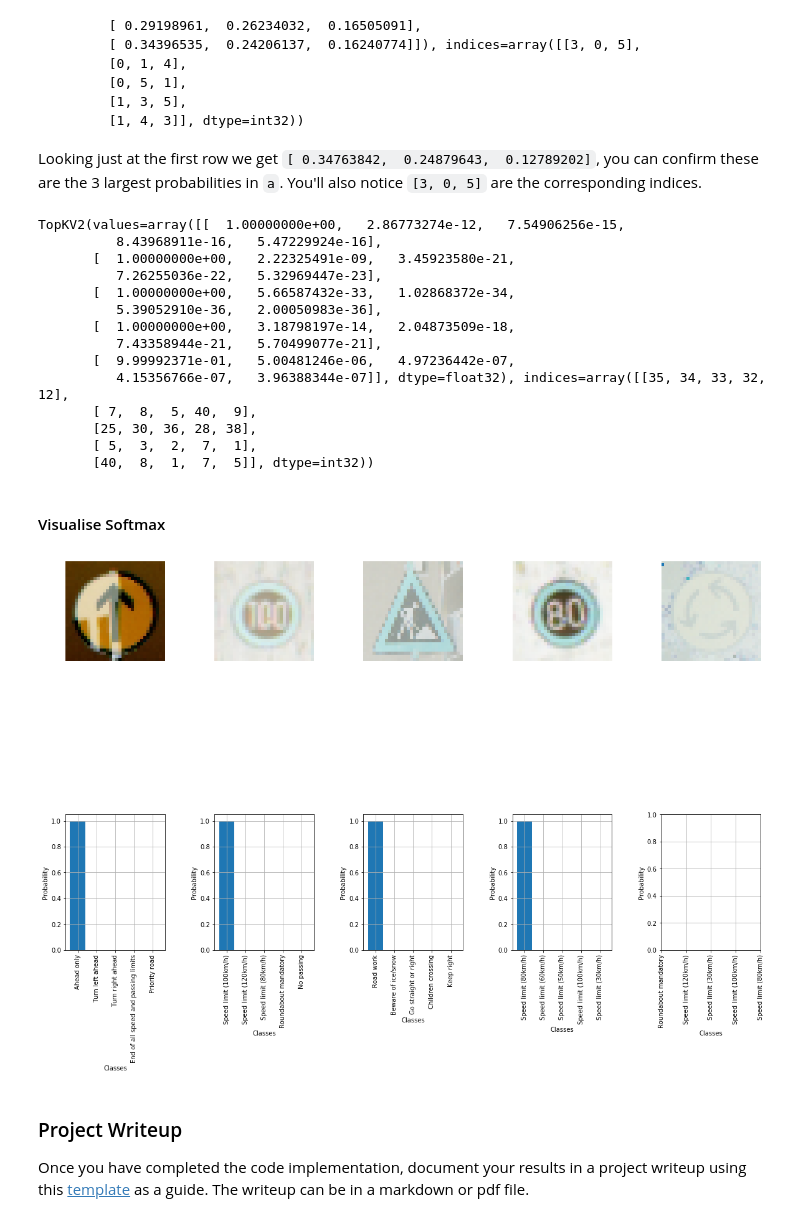
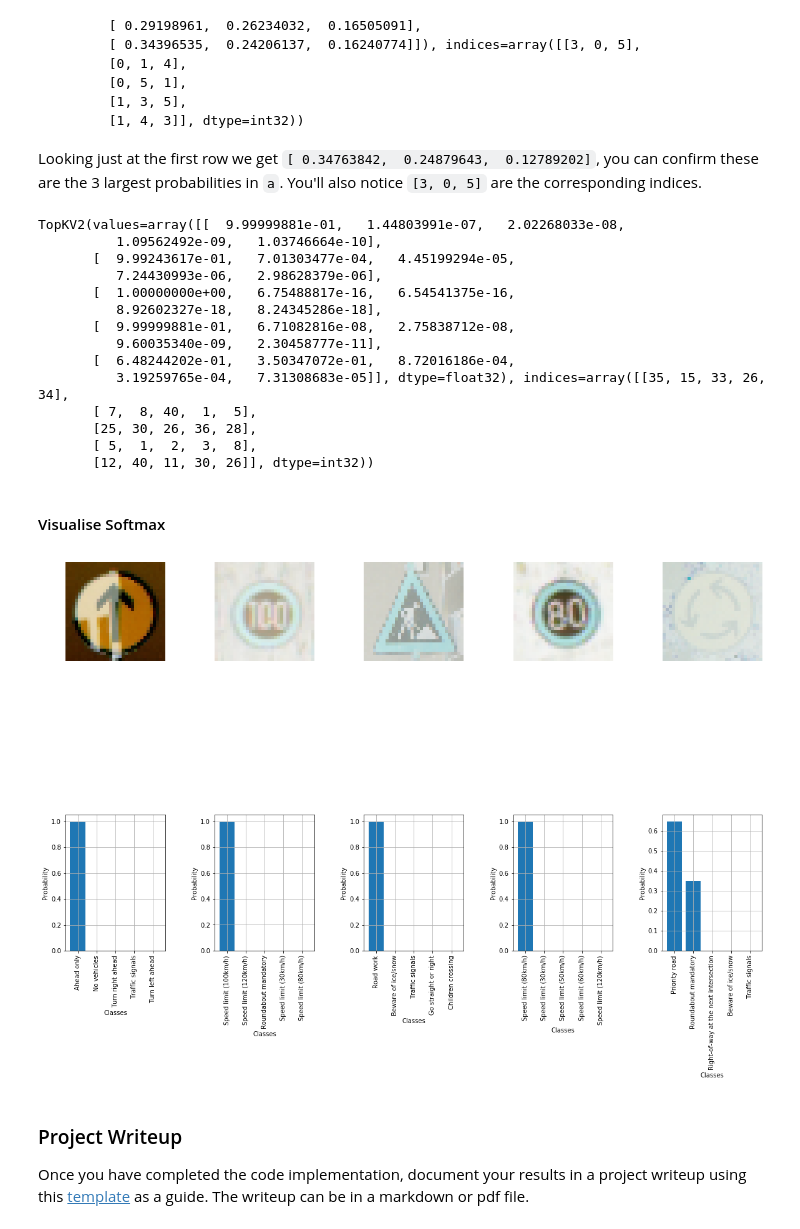
Before and after one commit to mohamedbanhawi/CarND-LaneLines-P1, a Jupyter notebook: Term1/TrafficSignClassifier/CarND-Traffic-Sign-Classifier-Project/Traffic_Sign_Classifier.ipynb, the cells around one changed output. Saved outputs shown, nothing was run; the diff lists cells and outputs as text; code cells hidden in the pictures.

```diff
--- a/Term1/TrafficSignClassifier/CarND-Traffic-Sign-Classifier-Project/Traffic_Sign_Classifier.ipynb
+++ b/Term1/TrafficSignClassifier/CarND-Traffic-Sign-Classifier-Project/Traffic_Sign_Classifier.ipynb
@@ -695,7 +696,8 @@ def LeNet(x, keepprob = 0.6):
     fc3_b       = tf.Variable(tf.zeros(43))
     logits = tf.matmul(fc2, fc3_W) + fc3_b
 
-    return logits
+    tf_activations = [conv1, conv2, conv3, conv4, conv5, fc1, fc2]
+    return logits, tf_activations
 # %% [markdown]
 ### Train, Validate and Test the Model
 # %% [markdown]
@@ -833,7 +838,7 @@ y_online = np.array([35, 7, 25, 5, 40])
 with tf.Session() as sess:
     saver.restore(sess, tf.train.latest_checkpoint('.'))
 
-    y_predict = sess.run(tf.argmax(logits, 1), feed_dict={x: X_online, keep_prob : 1.0})
+    y_predict = sess.run(tf.argmax(logits, 1), feed_dict={x: X_online})
 
 for i, n in zip(y_predict, range(n_online)):
     plt.figure()
@@ -901,46 +906,46 @@ with tf.Session() as sess:
     top_signs = sess.run(tf.nn.top_k(y_predict, k =5))
 print (top_signs)
 # %% [output]
-TopKV2(values=array([[  1.00000000e+00,   2.86773274e-12,   7.54906256e-15,
-          8.43968911e-16,   5.47229924e-16],
-       [  1.00000000e+00,   2.22325491e-09,   3.45923580e-21,
-          7.26255036e-22,   5.32969447e-23],
-       [  1.00000000e+00,   5.66587432e-33,   1.02868372e-34,
-          5.39052910e-36,   2.00050983e-36],
-       [  1.00000000e+00,   3.18798197e-14,   2.04873509e-18,
-          7.43358944e-21,   5.70499077e-21],
-       [  9.99992371e-01,   5.00481246e-06,   4.97236442e-07,
-          4.15356766e-07,   3.96388344e-07]], dtype=float32), indices=array([[35, 34, 33, 32, 12],
-       [ 7,  8,  5, 40,  9],
-       [25, 30, 36, 28, 38],
-       [ 5,  3,  2,  7,  1],
-       [40,  8,  1,  7,  5]], dtype=int32))
+TopKV2(values=array([[  9.99999881e-01,   1.44803991e-07,   2.02268033e-08,
+          1.09562492e-09,   1.03746664e-10],
+       [  9.99243617e-01,   7.01303477e-04,   4.45199294e-05,
+          7.24430993e-06,   2.98628379e-06],
+       [  1.00000000e+00,   6.75488817e-16,   6.54541375e-16,
+          8.92602327e-18,   8.24345286e-18],
+       [  9.99999881e-01,   6.71082816e-08,   2.75838712e-08,
+          9.60035340e-09,   2.30458777e-11],
+       [  6.48244202e-01,   3.50347072e-01,   8.72016186e-04,
+          3.19259765e-04,   7.31308683e-05]], dtype=float32), indices=array([[35, 15, 33, 26, 34],
+       [ 7,  8, 40,  1,  5],
+       [25, 30, 26, 36, 28],
+       [ 5,  1,  2,  3,  8],
+       [12, 40, 11, 30, 26]], dtype=int32))
 # %% [markdown]
 #### Visualise Softmax
 # %%
 fig, ax = plt.subplots(2,5, figsize=(20, 12))
 fig.subplots_adjust(hspace = 1, wspace=.5)
 ax = ax.ravel()
 for i in range(5):
     image = X_original[i]
     ax[i].axis('off')
     ax[i].imshow(X_original[i])
-    ax[i+4].bar(range(0,5),top_signs.values[i])
+    ax[i+5].bar(range(0,5),top_signs.values[i])
     labels = []
     for j in top_signs.indices[i]:
         labels.append(str(label_values[j][1].decode('ascii')))
     ax[i+5].grid()
     ax[i+5].set_xticks(range(0,5))
     ax[i+5].set_xlabel('Classes')
     ax[i+5].set_ylabel('Probability')
     ax[i+5].set_xticklabels(labels)
     for tick in ax[i+5].get_xticklabels():
         tick.set_rotation(90)
 
 
 plt.show()
 # %% [output]
-[figure, old version]
+[figure, new version]
 # %% [markdown]
 ### Project Writeup
 
```
Also changed, not shown: parts of 13 cells of this notebook.
